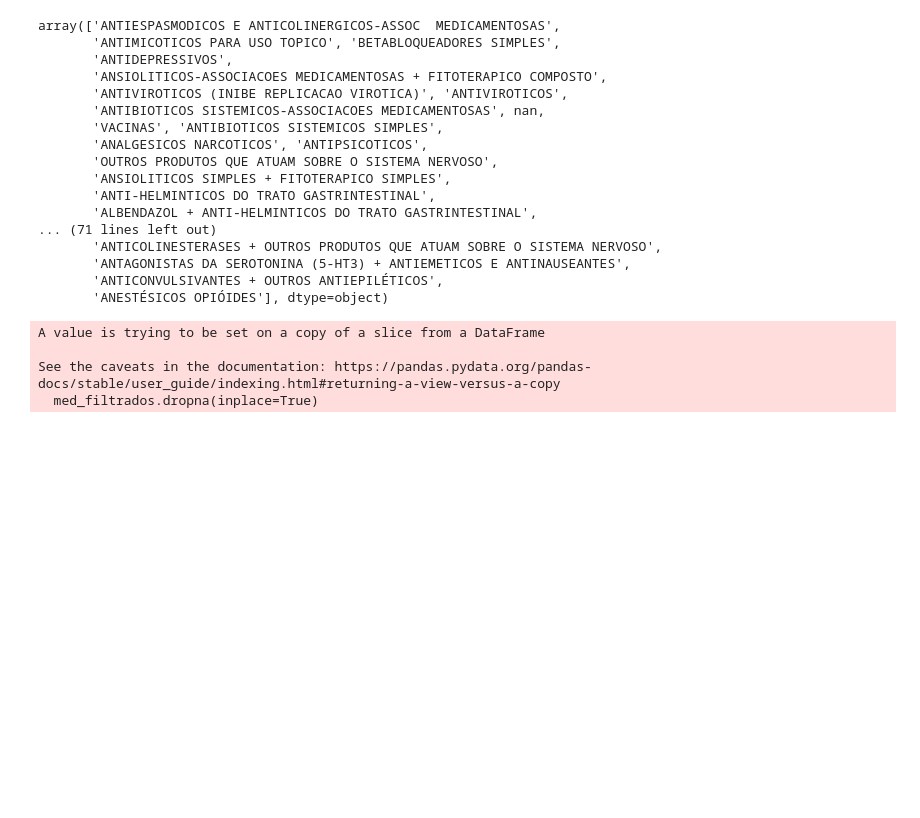
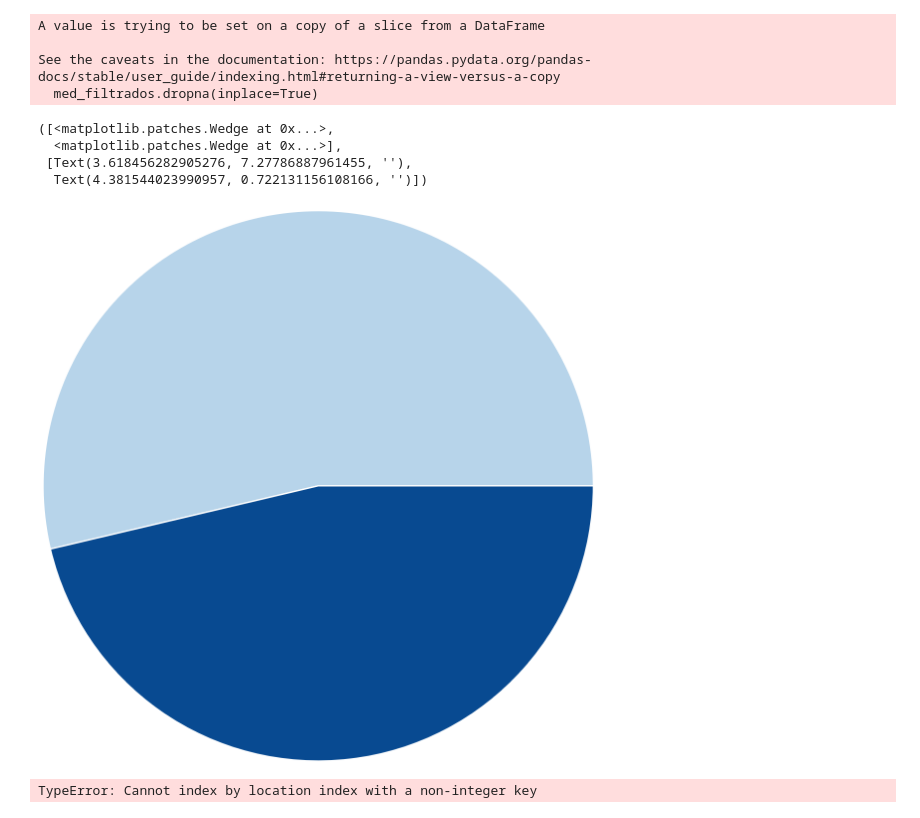
Before and after one commit to isabelaamatto/projeto_extensao, a Jupyter notebook: medicamentos_1.ipynb, the cells around one changed output. Saved outputs shown, nothing was run; the diff lists cells and outputs as text; code cells hidden in the pictures; blank space fills up the shorter version.

Commit message:
grafico pizza medicamentos de interesse

```diff
--- a/medicamentos_1.ipynb
+++ b/medicamentos_1.ipynb
@@ -5,0 +9,3 @@ medicamentos_dados = pd.read_excel('DADOS_ABERTOS_MEDICAMENTOS.xlsx')
+# %%
+# carregando a lista dos medicamentos de interesse
+lista_medicamentos = pd.read_excel('lista_medicamentos.xlsx')
@@ -166,28 +180 @@ para_excluir = ['ANALGESICOS NAO NARCOTICOS', 'ANTIAGREGANTE PLAQUETARIO',
 med_filtrados = med_registro_val[~med_registro_val['CLASSE_TERAPEUTICA'].isin(para_excluir)]
-# %%
-med_filtrados['CLASSE_TERAPEUTICA'].unique()
-# %% [output]
-array(['ANTIESPASMODICOS E ANTICOLINERGICOS-ASSOC  MEDICAMENTOSAS',
-       'ANTIMICOTICOS PARA USO TOPICO', 'BETABLOQUEADORES SIMPLES',
-       'ANTIDEPRESSIVOS',
-       'ANSIOLITICOS-ASSOCIACOES MEDICAMENTOSAS + FITOTERAPICO COMPOSTO',
-       'ANTIVIROTICOS (INIBE REPLICACAO VIROTICA)', 'ANTIVIROTICOS',
-       'ANTIBIOTICOS SISTEMICOS-ASSOCIACOES MEDICAMENTOSAS', nan,
-       'VACINAS', 'ANTIBIOTICOS SISTEMICOS SIMPLES',
-       'ANALGESICOS NARCOTICOS', 'ANTIPSICOTICOS',
-       'OUTROS PRODUTOS QUE ATUAM SOBRE O SISTEMA NERVOSO',
-       'ANSIOLITICOS SIMPLES + FITOTERAPICO SIMPLES',
-       'ANTI-HELMINTICOS DO TRATO GASTRINTESTINAL',
-       'ALBENDAZOL + ANTI-HELMINTICOS DO TRATO GASTRINTESTINAL',
-... (71 lines left out)
-       'ANTICOLINESTERASES + OUTROS PRODUTOS QUE ATUAM SOBRE O SISTEMA NERVOSO',
-       'ANTAGONISTAS DA SEROTONINA (5-HT3) + ANTIEMETICOS E ANTINAUSEANTES',
-       'ANTICONVULSIVANTES + OUTROS ANTIEPILÉTICOS',
-       'ANESTÉSICOS OPIÓIDES'], dtype=object)
-# %%
-med_filtrados.dropna(inplace=True)
-# %% [output]
-A value is trying to be set on a copy of a slice from a DataFrame
-
-See the caveats in the documentation: https://pandas.pydata.org/pandas-docs/stable/user_guide/indexing.html#returning-a-view-versus-a-copy
-  med_filtrados.dropna(inplace=True)
@@ -193,0 +184,21 @@ See the caveats in the documentation: https://pandas.pydata.org/pandas-docs/stab
+# %%
+# removendo os missing values (valores faltantes)
+med_filtrados.dropna(inplace=True)
+# %% [output]
+A value is trying to be set on a copy of a slice from a DataFrame
+
+See the caveats in the documentation: https://pandas.pydata.org/pandas-docs/stable/user_guide/indexing.html#returning-a-view-versus-a-copy
+  med_filtrados.dropna(inplace=True)
+# %%
+# gráfico de pizza ilustrando a quantidade de medicamentos de interesse
+x = lista_medicamentos['Categoria'].value_counts()
+colors = plt.get_cmap('Blues')(np.linspace(0.3, 0.9, len(x)))
+fig, ax = plt.subplots(figsize=(10, 6))
+ax.pie(x, colors=colors, radius=3, center=(4, 4),
+       wedgeprops={"linewidth": 2, "edgecolor": "white"})
+# %% [output]
+([<matplotlib.patches.Wedge at 0x...>,
+  <matplotlib.patches.Wedge at 0x...>],
+ [Text(3.618456282905276, 7.27786887961455, ''),
+  Text(4.381544023990957, 0.722131156108166, '')])
+[figure, added]
@@ -193,0 +211,4 @@ See the caveats in the documentation: https://pandas.pydata.org/pandas-docs/stab
+# %%
+classes_med.iloc['count'] != 1
+# %% [output]
+TypeError: Cannot index by location index with a non-integer key
```
Also changed, not shown: parts of 13 cells of this notebook.
